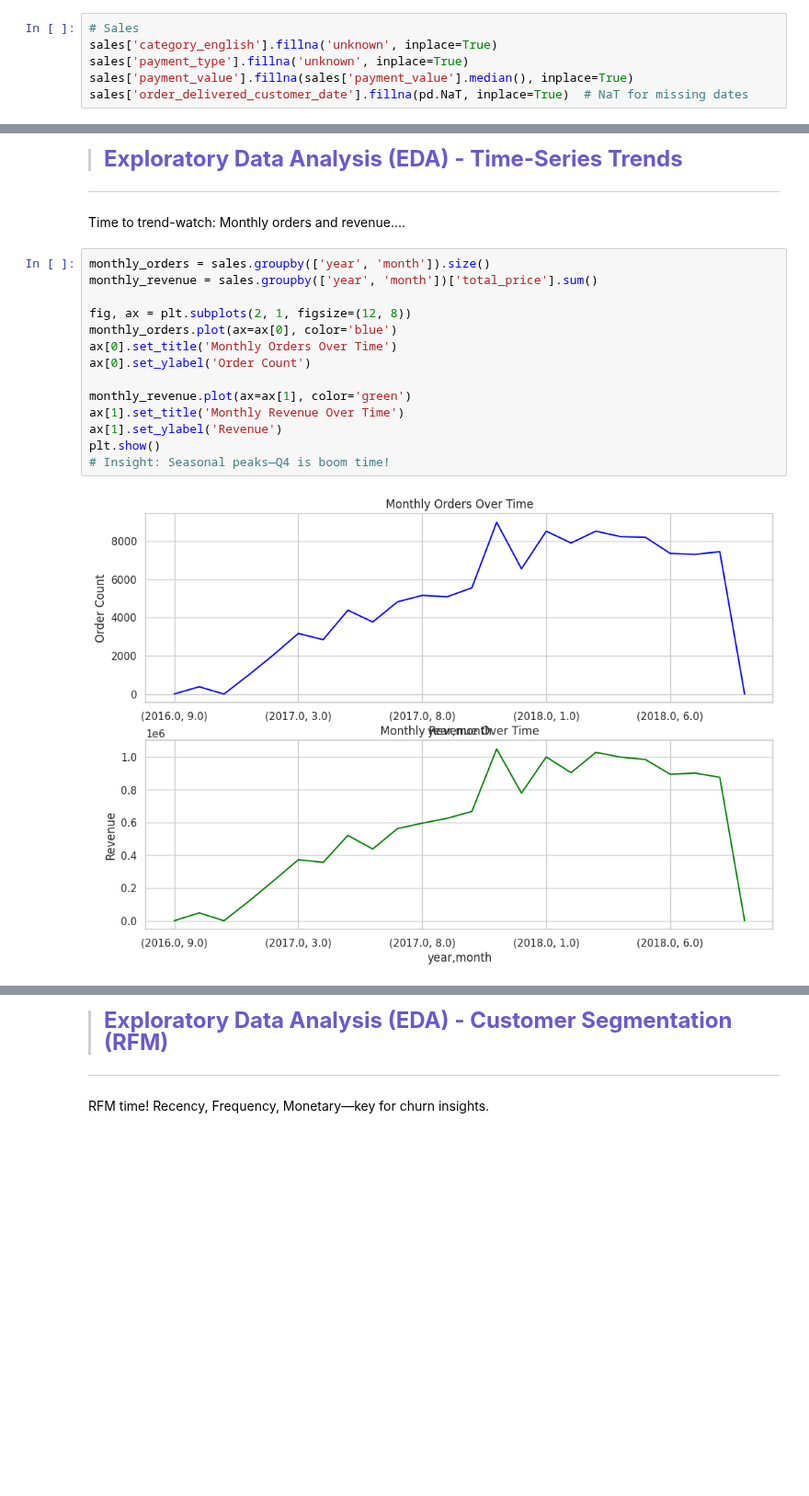
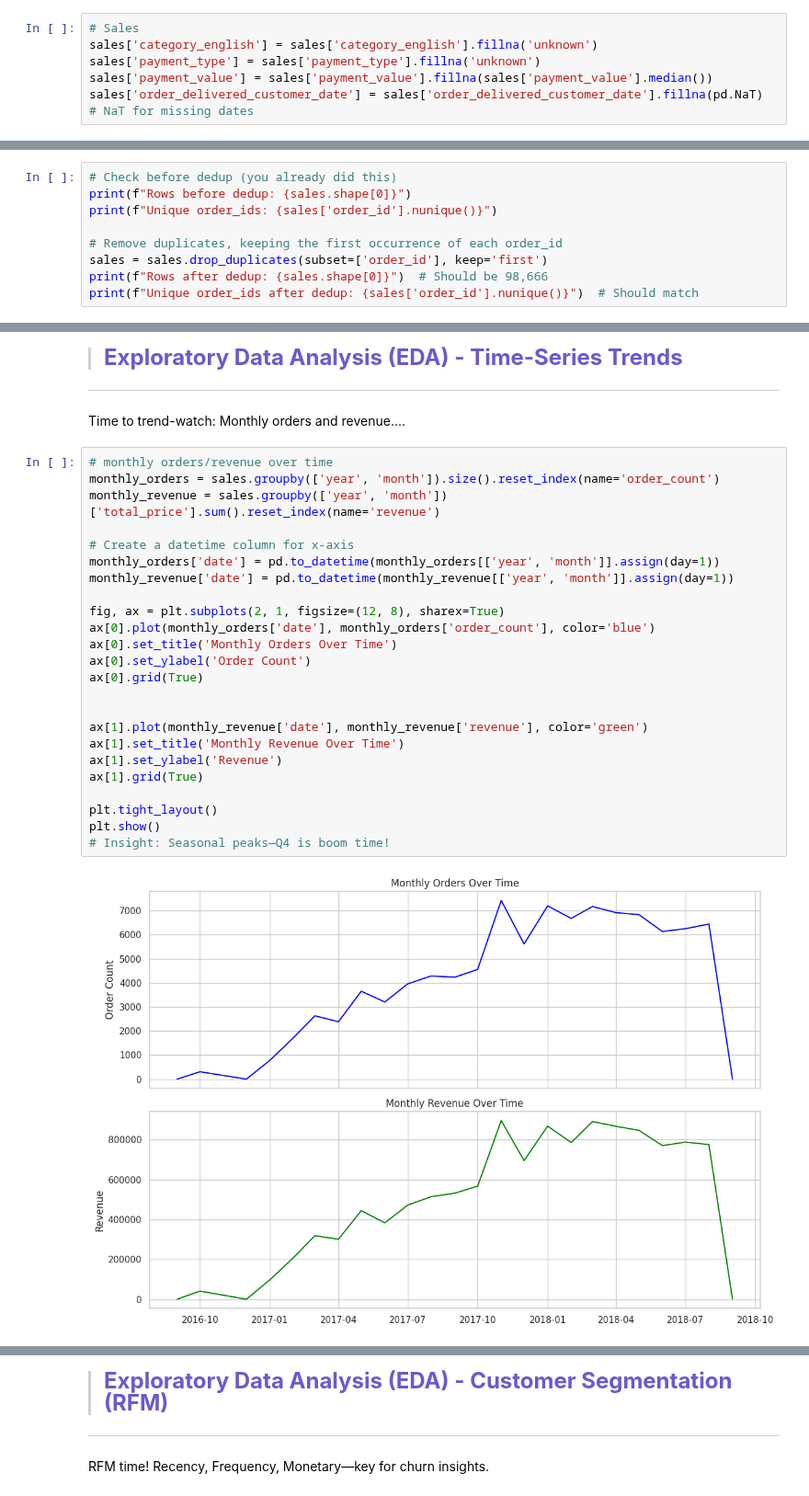
Before and after one commit to Kanakbaghel/Capstone_Project, a Jupyter notebook: Scripts/EDA.ipynb, the cells around one changed output, grey strips where cells are left out. Shown at 92% size. Drawn from its saved outputs; the diff is of its cells as text; blank space fills up the shorter version.

```diff
--- a/Scripts/EDA.ipynb
+++ b/Scripts/EDA.ipynb
@@ -191,6 +155,6 @@ For example, when doing 'df[col].method(value, inplace=True)', try using 'df.met
 # %%
 # Sales
-sales['category_english'].fillna('unknown', inplace=True)
-sales['payment_type'].fillna('unknown', inplace=True)
-sales['payment_value'].fillna(sales['payment_value'].median(), inplace=True)
-sales['order_delivered_customer_date'].fillna(pd.NaT, inplace=True)  # NaT for missing dates
+sales['category_english'] = sales['category_english'].fillna('unknown')
+sales['payment_type'] = sales['payment_type'].fillna('unknown')
+sales['payment_value'] = sales['payment_value'].fillna(sales['payment_value'].median())
+sales['order_delivered_customer_date'] = sales['order_delivered_customer_date'].fillna(pd.NaT)  # NaT for missing dates
@@ -404,3 +358,12 @@ plt.show()
 > <font color=slateblue size=5>**Exploratory Data Analysis (EDA) - Bivariate**
 -----
 Let's see relationships between variables....
+# %%
+# Check before dedup (you already did this)
+print(f"Rows before dedup: {sales.shape[0]}")
+print(f"Unique order_ids: {sales['order_id'].nunique()}")
+
+# Remove duplicates, keeping the first occurrence of each order_id
+sales = sales.drop_duplicates(subset=['order_id'], keep='first')
+print(f"Rows after dedup: {sales.shape[0]}")  # Should be 98,666
+print(f"Unique order_ids after dedup: {sales['order_id'].nunique()}")  # Should match
@@ -430,18 +437,28 @@ plt.show()
 -----
 Time to trend-watch: Monthly orders and revenue....
 # %%
-monthly_orders = sales.groupby(['year', 'month']).size()
-monthly_revenue = sales.groupby(['year', 'month'])['total_price'].sum()
+# monthly orders/revenue over time
+monthly_orders = sales.groupby(['year', 'month']).size().reset_index(name='order_count')
+monthly_revenue = sales.groupby(['year', 'month'])['total_price'].sum().reset_index(name='revenue')
 
-fig, ax = plt.subplots(2, 1, figsize=(12, 8))
-monthly_orders.plot(ax=ax[0], color='blue')
+# Create a datetime column for x-axis
+monthly_orders['date'] = pd.to_datetime(monthly_orders[['year', 'month']].assign(day=1))
+monthly_revenue['date'] = pd.to_datetime(monthly_revenue[['year', 'month']].assign(day=1))
+
+fig, ax = plt.subplots(2, 1, figsize=(12, 8), sharex=True)
+ax[0].plot(monthly_orders['date'], monthly_orders['order_count'], color='blue')
 ax[0].set_title('Monthly Orders Over Time')
 ax[0].set_ylabel('Order Count')
+ax[0].grid(True)
 
-monthly_revenue.plot(ax=ax[1], color='green')
+
+ax[1].plot(monthly_revenue['date'], monthly_revenue['revenue'], color='green')
 ax[1].set_title('Monthly Revenue Over Time')
 ax[1].set_ylabel('Revenue')
+ax[1].grid(True)
+
+plt.tight_layout()
 plt.show()
 # Insight: Seasonal peaks—Q4 is boom time!
 # %% [output]
-[figure, old version]
+[figure, new version]
```
Also changed, not shown: parts of 24 cells of this notebook.
